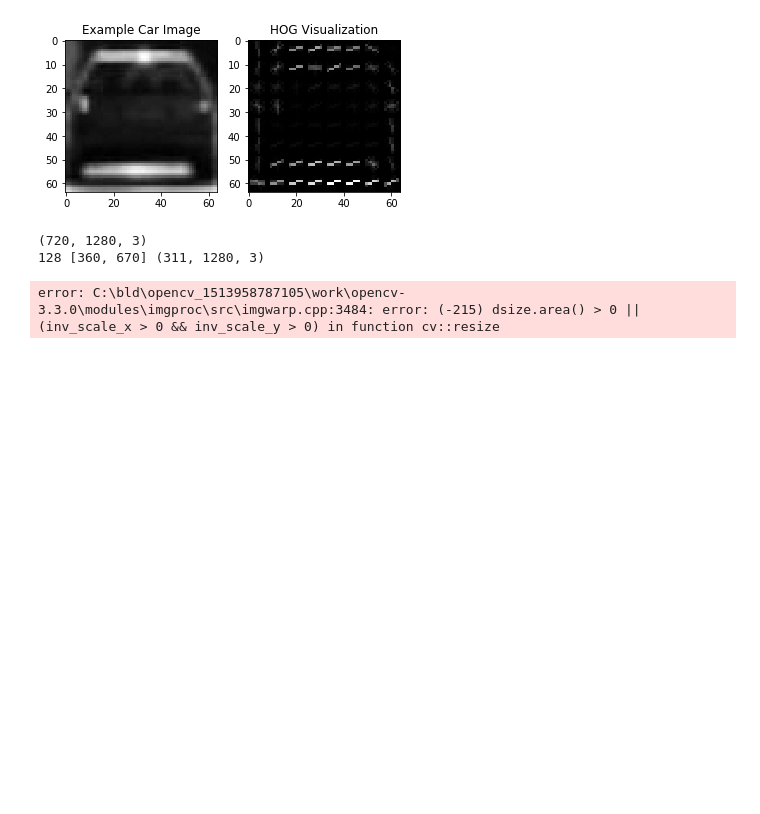
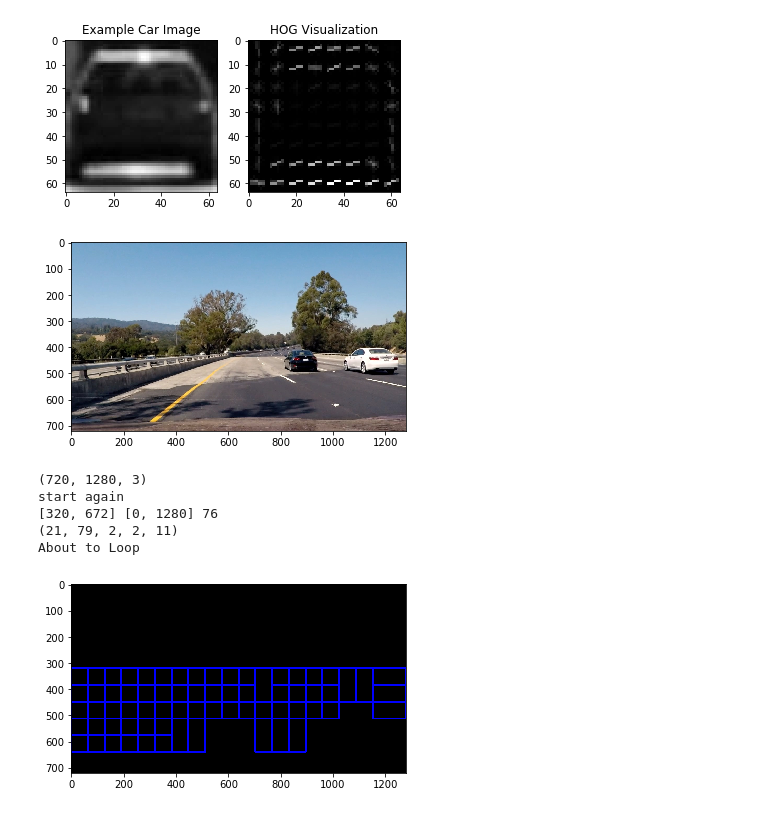
Before and after one commit to rahul1593/Vehicle-Detection-and-Tracking, a Jupyter notebook: test.ipynb, the cells around one changed output. Cells and saved outputs as stored; diff of their text form; code cells hidden in the pictures; blank space fills up the shorter version.

```diff
--- a/test.ipynb
+++ b/test.ipynb
@@ -109,7 +123,7 @@ histbin = 32
 color_space = 'LUV'
 orient = 11
 pix_per_cell = 8
-cell_per_block=3
+cell_per_block=2
 t0=time.time()
 car_features = extract_features(cars, cspace='LUV', spatial_size=(spatial, spatial),
                         hist_bins=histbin, hist_range=(0, 256),include_hog=True,
@@ -130,7 +144,7 @@ y = np.hstack((np.ones(len(car_features)), np.zeros(len(notcar_features))))
 #rand_state = np.random.randint(0, 100)
 print(len(X), len(y))
 X_train, X_test, y_train, y_test = train_test_split(X, y, test_size=0.2)#, random_state=rand_state)
-
+print(X_train.shape)
 # Fit a per-column scaler only on the training data
 X_scaler = StandardScaler().fit(X_train)
 # Apply the scaler to X_train and X_test
@@ -177,7 +191,7 @@ My SVC predicts:  [0. 0. 0. 1. 1. 1. 0. 0. 0. 0. 0. 0. 1. 0. 1. 0. 0. 0. 0. 1. 1
 # %%
 orient = 11
 pix_per_cell = 8
-cell_per_block=3
+cell_per_block=2
 
 img = cv2.imread(cars[1])
 img = cv2.cvtColor(img, cv2.COLOR_BGR2LUV)
@@ -362,8 +398,16 @@ def find_cars(img, classifier, Xscaler):
 # %%
 image = cv2.imread('./test_images/test4.jpg')
 image = cv2.cvtColor(image, cv2.COLOR_BGR2RGB)
+
+plt.imshow(image)
+plt.show()
+
 find_cars(image, svc, X_scaler)
 # %% [output]
+[figure, added]
 (720, 1280, 3)
-128 [360, 670] (311, 1280, 3)
+start again
+[320, 672] [0, 1280] 76
+(21, 79, 2, 2, 11)
+About to Loop
-error: C:\bld\opencv_1513958787105\work\opencv-3.3.0\modules\imgproc\src\imgwarp.cpp:3484: error: (-215) dsize.area() > 0 || (inv_scale_x > 0 && inv_scale_y > 0) in function cv::resize
+[figure, added]
```
Also changed, not shown: parts of 3 cells of this notebook.
